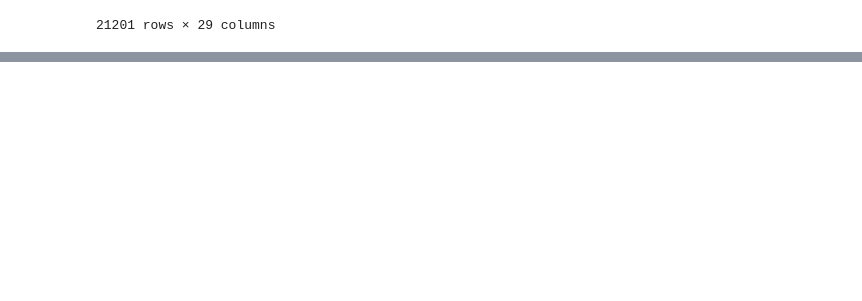
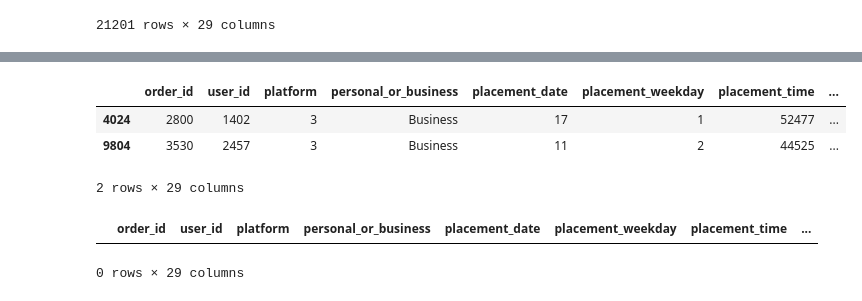
Before and after one commit to jeremylee73/ix-sendy-logistics, a Jupyter notebook: sendy-logistics-train.ipynb, the cells around one changed output, grey strips where cells are left out. Drawn from its saved outputs; the diff is of its cells as text; code cells hidden in the pictures; blank space fills up the shorter version.

```diff
--- a/sendy-logistics-train.ipynb
+++ b/sendy-logistics-train.ipynb
@@ -348,2 +359,17 @@ train
+# %%
+train[train.placement_weekday != train.confirm_weekday]
+# %% [output]
+|  | order_id | user_id | platform | personal_or_business | placement_date | placement_weekday | placement_time | ... |
+| 4024 | 2800 | 1402 | 3 | Business | 17 | 1 | 52477 | ... |
+| 9804 | 3530 | 2457 | 3 | Business | 11 | 2 | 44525 | ... |
+2 rows × 29 columns
+# %%
+train.loc[4024, 'placement_to_confirm_time'] = 86400 - 4664
+train.loc[9804, 'placement_to_confirm_time'] = 86400 * 2 + 3925
+train.drop([3173, 6805, 10597, 11083, 16331], inplace = True)
+train[train.placement_to_confirm_time < 0]
+# %% [output]
+|  | order_id | user_id | platform | personal_or_business | placement_date | placement_weekday | placement_time | ... |
+0 rows × 29 columns
 # %%
 train.to_pickle("clean-data/train.pkl")
```
Also changed, not shown: parts of 3 cells of this notebook, 2 other files.
